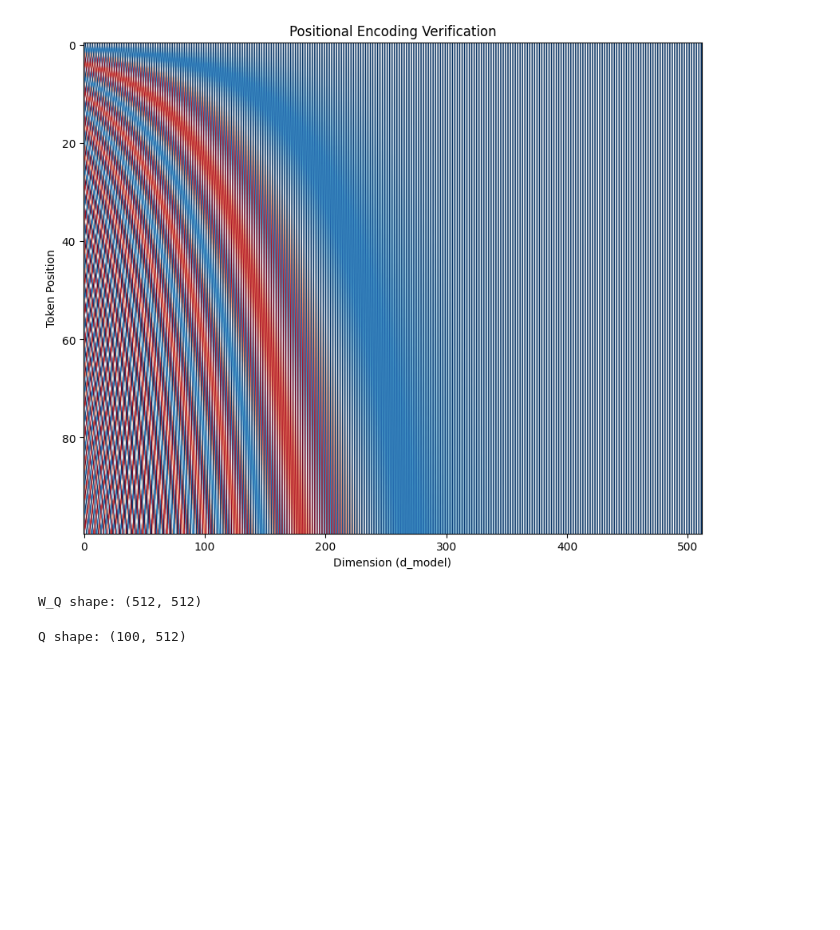
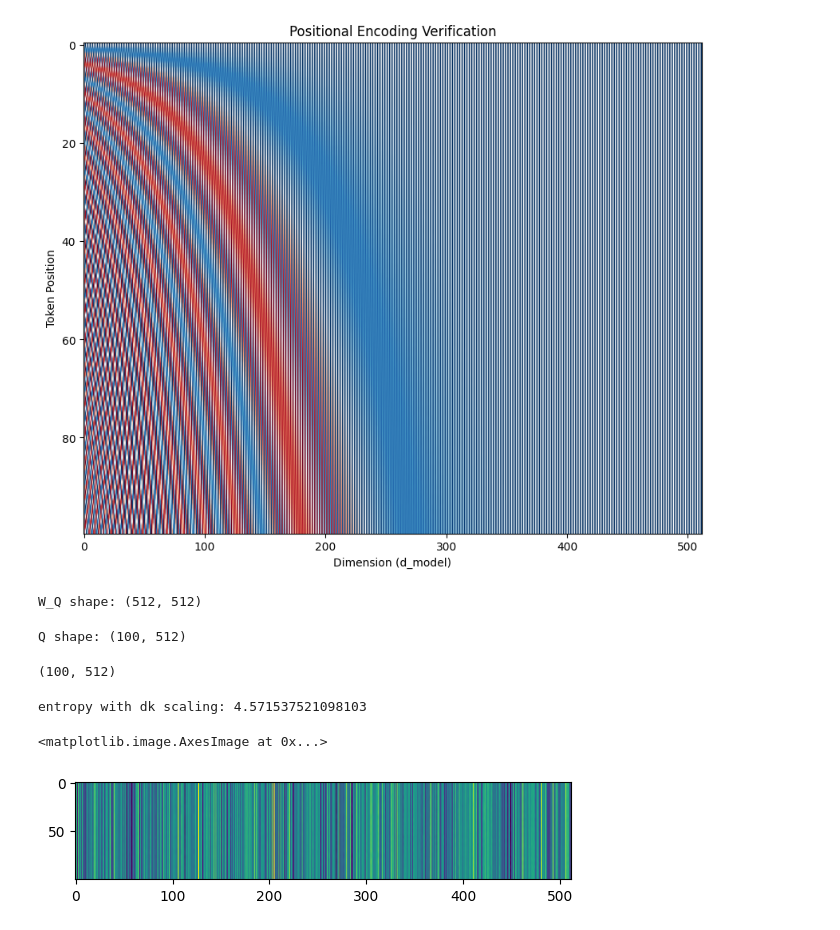
Before and after one commit to NIsaeff/llm_from_scratch, a Jupyter notebook: notebooks/attention.ipynb, the cells around one changed output. Drawn from its saved outputs; the diff is of its cells as text; code cells hidden in the pictures; blank space fills up the shorter version.

```diff
--- a/notebooks/attention.ipynb
+++ b/notebooks/attention.ipynb
@@ -61,8 +61,31 @@ def softmax(x):
     return np.exp(shifted) / (np.sum(np.exp(shifted), axis=-1, keepdims=True))
 # %%
 # calculate Attention Score:
-# remember @ is stand in for np.matmul()
+# remember @ is stand in for np.matmul() matrix multiplication
 Q_dot_K = Q @ K.T
 
-Scaled_dot = softmax(Q_dot_K / np.sqrt(DIM_MODEL))
-A = Scaled_dot.dot(V)
+scaled_dot = softmax(Q_dot_K / np.sqrt(DIM_MODEL))
+A = scaled_dot.dot(V)
+A.shape
+# %% [output]
+(100, 512)
+# %%
+NUM_HEADS = 8
+
+Q_mh = (Q.reshape((LENGTH, NUM_HEADS, DIM_MODEL // NUM_HEADS))).transpose((1, 0, 2))
+K_mh_t = (K.reshape((LENGTH, NUM_HEADS, DIM_MODEL // NUM_HEADS))).transpose((1, 2, 0))
+V_mh = (V.reshape((LENGTH, NUM_HEADS, DIM_MODEL // NUM_HEADS)))
+
+#shape of (NUM_HEADS, LENGTH, LENGTH)
+d_k = DIM_MODEL // NUM_HEADS
+scaled_dot_mh = softmax(Q_mh @ K_mh_t / np.sqrt(d_k))
+
+A_mh = (scaled_dot_mh @ V_mh.transpose(1, 0, 2)).transpose((1, 0, 2)).reshape(LENGTH, DIM_MODEL)
+# %%
+entropy = -np.sum(scaled_dot_mh[0, 0] * np.log(scaled_dot_mh[0,0] + 1e-9))
+print(f"entropy with dk scaling: {entropy}")
+plt.imshow(A_mh)
+# %% [output]
+entropy with dk scaling: 4.571537521098103
+<matplotlib.image.AxesImage at 0x...>
+[figure, added]
```
